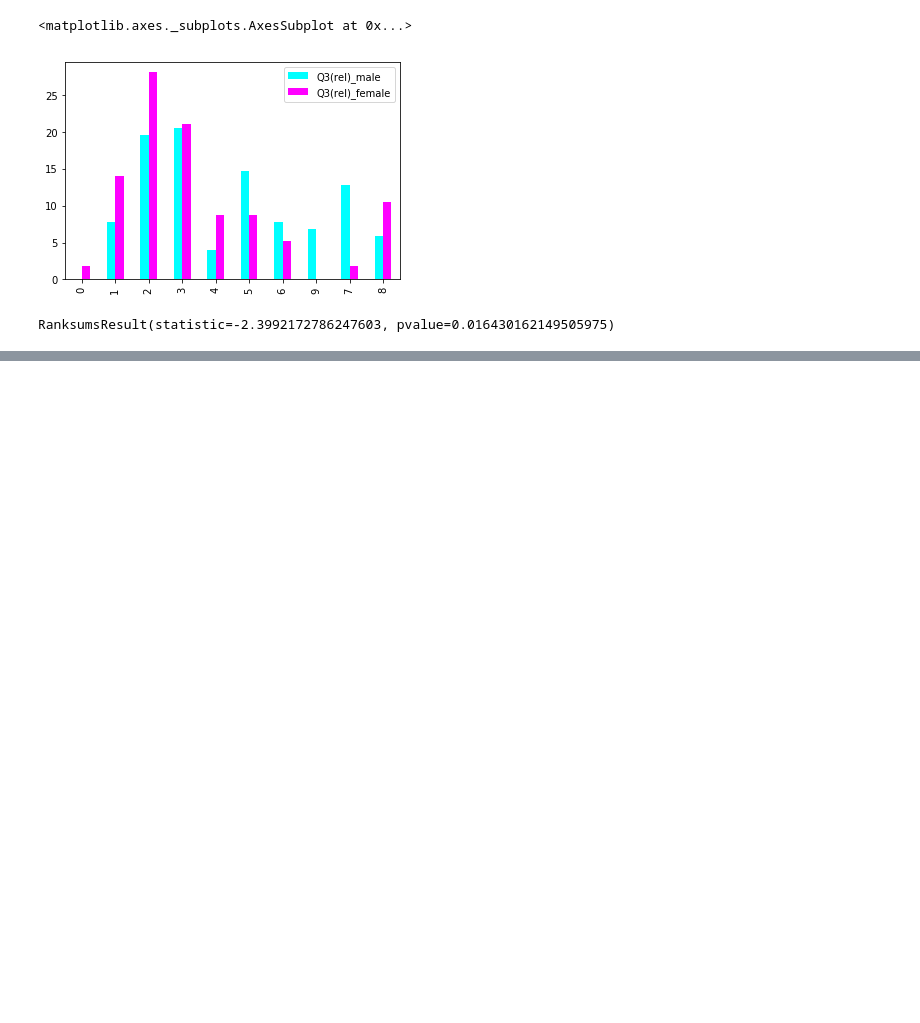
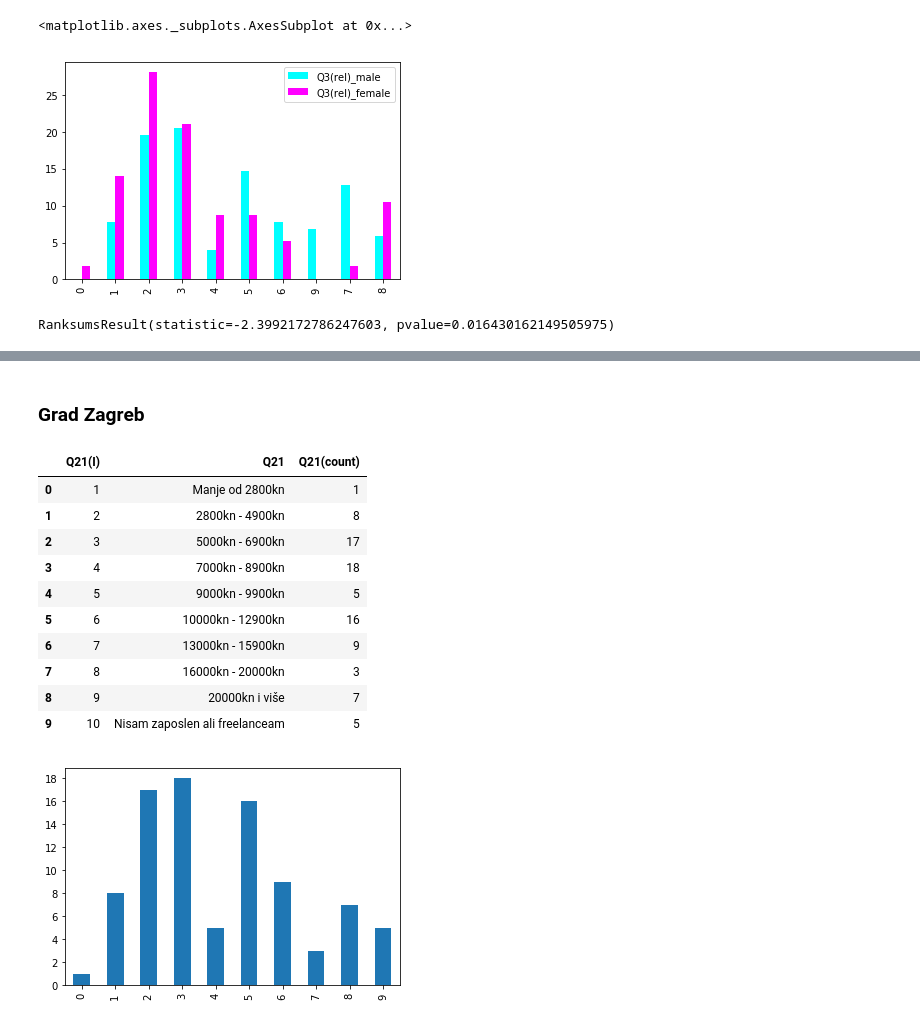
Before and after one commit to mariopavlovic/ixda-croatia-survey-analysis, a Jupyter notebook: ixda survey 2018.ipynb, the cells around one changed output, grey strips where cells are left out. Cells and saved outputs as stored; diff of their text form; code cells hidden in the pictures; blank space fills up the shorter version.

Commit message:
distribution and plot by region vs salary

```diff
--- a/ixda survey 2018.ipynb
+++ b/ixda survey 2018.ipynb
@@ -151,0 +164,26 @@ RanksumsResult(statistic=-2.3992172786247603, pvalue=0.016430162149505975)
+# %% [markdown]
+### Grad Zagreb
+# %%
+def plot_region(region):
+    # let check distribution for region by salary
+    region_salary_data = df[df['Q6'] == region].groupby(['Q21(I)', 'Q21']).count().iloc[:,1].reset_index(name='Q21(count)')
+    display(region_salary_data)
+
+    # plot
+    max_count = max(region_salary_data['Q21(count)']) + 1
+    region_salary_data['Q21(count)'].plot(kind='bar', yticks=np.arange(0, max_count, 2), label='Q21')
+# %%
+plot_region('GRAD ZAGREB')
+# %% [output]
+|  | Q21(I) | Q21 | Q21(count) |
+| 0 | 1 | Manje od 2800kn | 1 |
+| 1 | 2 | 2800kn - 4900kn | 8 |
+| 2 | 3 | 5000kn - 6900kn | 17 |
+| 3 | 4 | 7000kn - 8900kn | 18 |
+| 4 | 5 | 9000kn - 9900kn | 5 |
+| 5 | 6 | 10000kn - 12900kn | 16 |
+| 6 | 7 | 13000kn - 15900kn | 9 |
+| 7 | 8 | 16000kn - 20000kn | 3 |
+| 8 | 9 | 20000kn i više | 7 |
+| 9 | 10 | Nisam zaposlen ali freelanceam | 5 |
+[figure, added]
```
Also changed, not shown: parts of 10 cells of this notebook.
